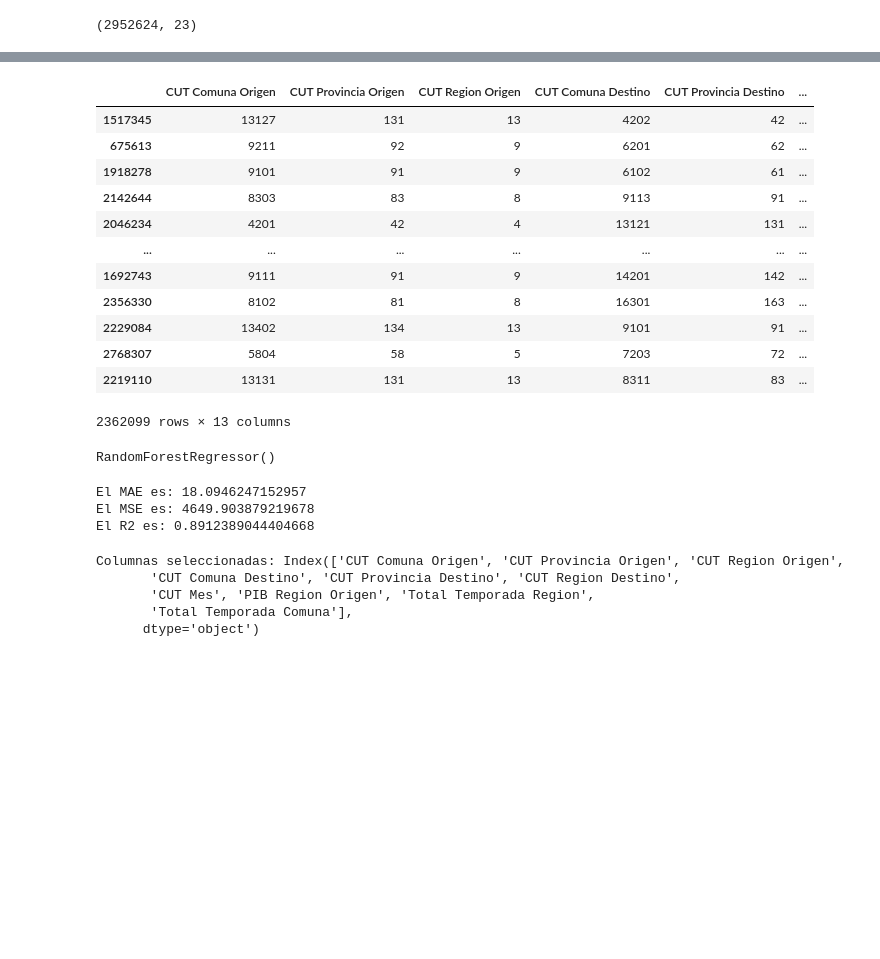
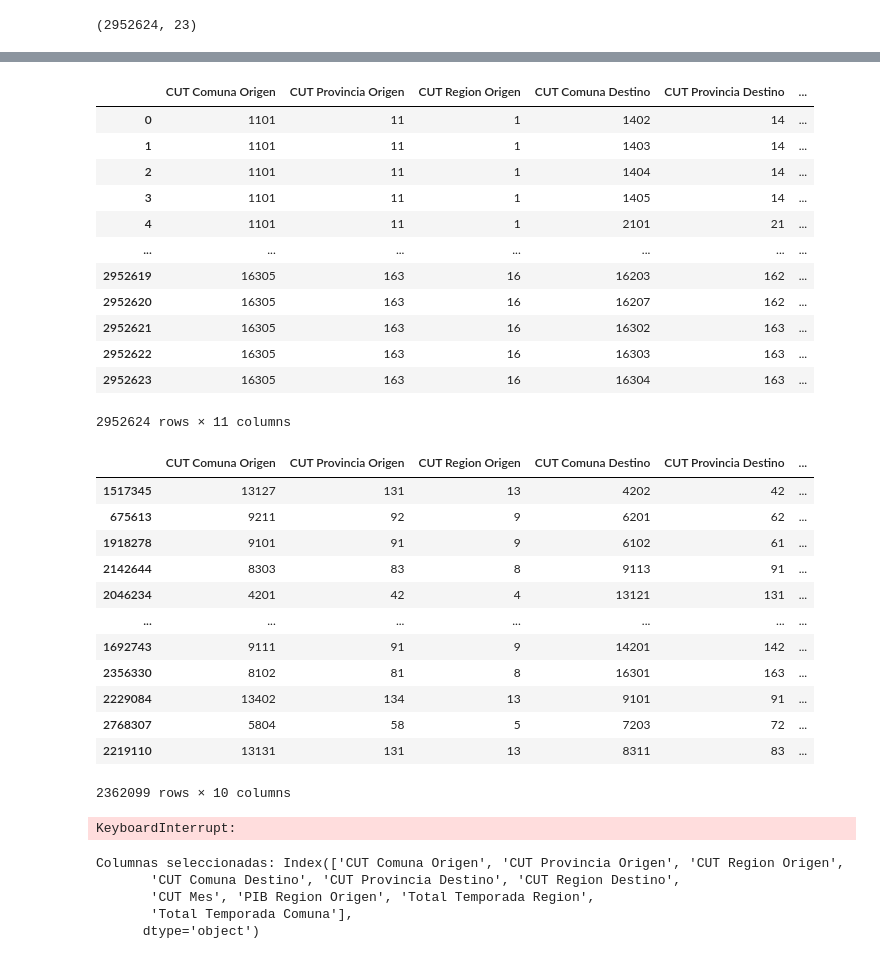
Before and after one commit to bartowen/Tour_Data_Pro, a Jupyter notebook: src/6-Modelos.ipynb, the cells around one changed output, grey strips where cells are left out. Drawn from its saved outputs; the diff is of its cells as text; code cells hidden in the pictures; blank space fills up the shorter version.

```diff
--- a/src/6-Modelos.ipynb
+++ b/src/6-Modelos.ipynb
@@ -15,3 +15,6 @@ df.head()
 df.shape
 # %% [output]
 (2952624, 23)
+# %%
+df = df.drop(['Total Temporada Region','Total Temporada Provincia','Total Temporada Comuna'],axis=1)
+df.head()
@@ -18,5 +28,20 @@ df.shape
 # %%
 df_num = df.drop(['Comuna Origen', 'Provincia Origen', 'Region Origen', 'Comuna Destino', 'Destino Turistico', 'Provincia Destino', 'Region Destino', 'Mes', 'Temporada'],axis=1)
+df_num
+# %% [output]
+|  | CUT Comuna Origen | CUT Provincia Origen | CUT Region Origen | CUT Comuna Destino | CUT Provincia Destino | ... |
+| 0 | 1101 | 11 | 1 | 1402 | 14 | ... |
+| 1 | 1101 | 11 | 1 | 1403 | 14 | ... |
+| 2 | 1101 | 11 | 1 | 1404 | 14 | ... |
+| 3 | 1101 | 11 | 1 | 1405 | 14 | ... |
+| 4 | 1101 | 11 | 1 | 2101 | 21 | ... |
+| ... | ... | ... | ... | ... | ... | ... |
+| 2952619 | 16305 | 163 | 16 | 16203 | 162 | ... |
+| 2952620 | 16305 | 163 | 16 | 16207 | 162 | ... |
+| 2952621 | 16305 | 163 | 16 | 16302 | 163 | ... |
+| 2952622 | 16305 | 163 | 16 | 16303 | 163 | ... |
+| 2952623 | 16305 | 163 | 16 | 16304 | 163 | ... |
+2952624 rows × 11 columns
 # %%
 from sklearn.model_selection import train_test_split
 
@@ -39,25 +64,20 @@ X_train
 | 2229084 | 13402 | 134 | 13 | 9101 | 91 | ... |
 | 2768307 | 5804 | 58 | 5 | 7203 | 72 | ... |
 | 2219110 | 13131 | 131 | 13 | 8311 | 83 | ... |
-2362099 rows × 13 columns
+2362099 rows × 10 columns
-# %%
-from sklearn.ensemble import RandomForestRegressor
-
-model = RandomForestRegressor()
-model.fit(X_train,y_train)
-# %% [output]
-RandomForestRegressor()
 # %%
+from sklearn.ensemble import RandomForestRegressor
+
+model = RandomForestRegressor(random_state=42)
+model.fit(X_train,y_train)
+
 y_pred = model.predict(X_test)
 
 from sklearn.metrics import mean_squared_error, r2_score, mean_absolute_error
 
-
 print(f'El MAE es: {mean_absolute_error(y_pred,y_test)}')
 print(f'El MSE es: {mean_squared_error(y_pred,y_test)}')
 print(f'El R2 es: {r2_score(y_pred,y_test)}')
 # %% [output]
-El MAE es: 18.0946247152957
-El MSE es: 4649.903879219678
-El R2 es: 0.8912389044404668
+KeyboardInterrupt:
 # %%
```
Also changed, not shown: parts of 8 cells of this notebook.
